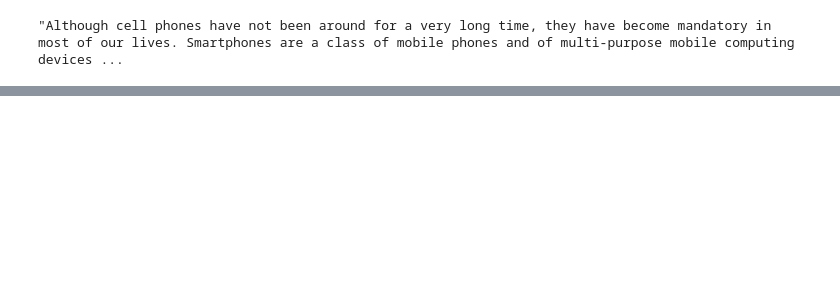
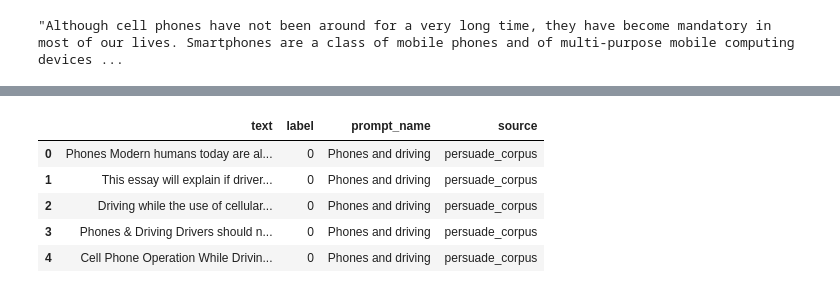
Before and after one commit to Sirapop12345/sp, a Jupyter notebook: Data_Preparation.ipynb, the cells around one changed output, grey strips where cells are left out. Drawn from its saved outputs; the diff is of its cells as text; code cells hidden in the pictures; blank space fills up the shorter version.

```diff
--- a/Data_Preparation.ipynb
+++ b/Data_Preparation.ipynb
@@ -736,2 +722,0 @@ df1[df1['text'].str.contains(pattern, regex=True)].head()
-# %%
-df1 = df1[['text','label']]
@@ -738 +732,12 @@ df1 = df1[['text','label']]
+# %%
+# Merge based on index
+df2 = df1.join(df[['prompt_name', 'source']], how='left')
+df2.head()
+# %% [output]
+|  | text | label | prompt_name | source |
+| 0 | Phones Modern humans today are al... | 0 | Phones and driving | persuade_corpus |
+| 1 | This essay will explain if driver... | 0 | Phones and driving | persuade_corpus |
+| 2 | Driving while the use of cellular... | 0 | Phones and driving | persuade_corpus |
+| 3 | Phones & Driving Drivers should n... | 0 | Phones and driving | persuade_corpus |
+| 4 | Cell Phone Operation While Drivin... | 0 | Phones and driving | persuade_corpus |
 # %%
```
Also changed, not shown: parts of 4 cells of this notebook.
